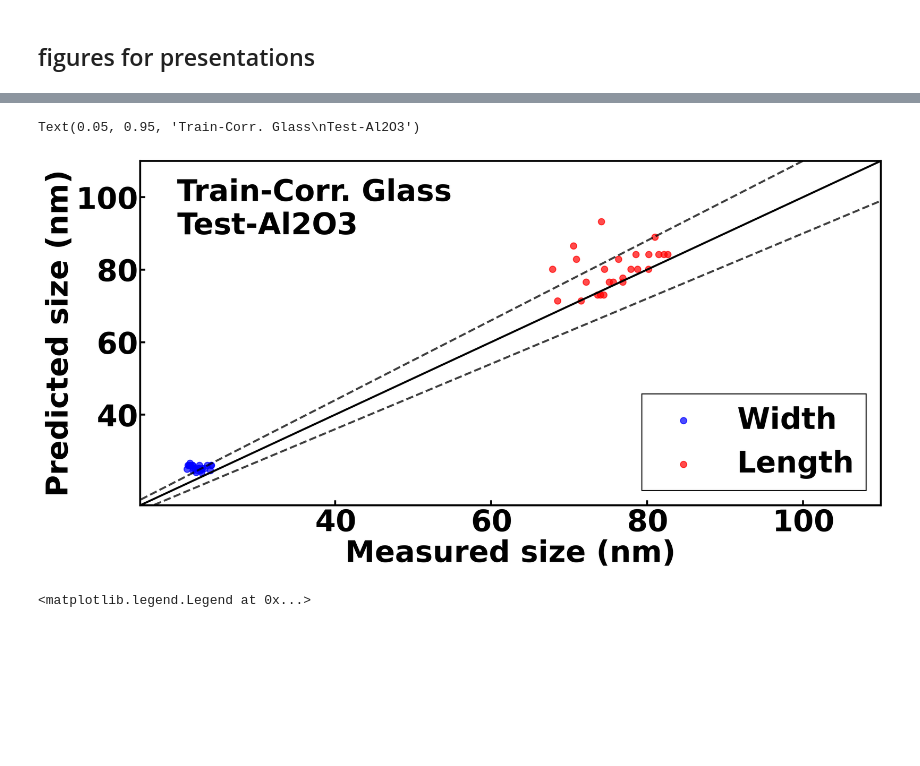
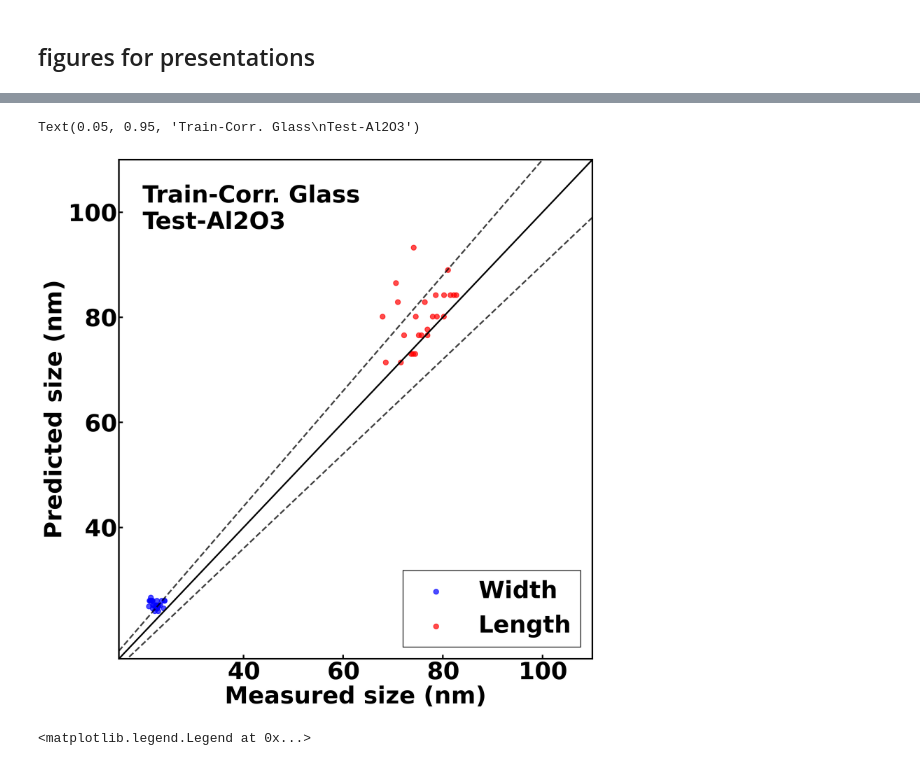
Before and after one commit to SWAN88/AuNR_DA, a Jupyter notebook: 092024_figure4.ipynb, the cells around one changed output, grey strips where cells are left out. Cells and saved outputs as stored; diff of their text form; code cells hidden in the pictures; blank space fills up the shorter version.

```diff
--- a/092024_figure4.ipynb
+++ b/092024_figure4.ipynb
@@ -301,27 +301,27 @@ Text(0.05, 0.95, 'Train-Glass\nTest-Al2O3')
 # %%
 # Second subplot
-fig, axB = plt.subplots(figsize=(12, 6), dpi=300)
+fig, axB = plt.subplots(figsize=(10, 10), dpi=300)
 axB.scatter(yw_al2o3, yw_pred2, s=40, c='b', alpha=.7, label=f'Width')
 axB.scatter(yl_al2o3, yl_pred2, s=40, c='r', alpha=.7, label=f'Length')
 axB.plot(x, x, c='k', lw=2)
 axB.plot(x, 1.1*x, c='k', linestyle='--', lw=2, alpha=0.75)
 axB.plot(x, 0.9*x, c='k', linestyle='--', lw=2, alpha=0.75)
 
 axB.set_xticks([40, 60, 80, 100])
 axB.set_yticks([40, 60, 80, 100])
 
 # axB.tick_params(labelleft=False)
 axB.tick_params(axis='both', labelsize=30, pad=3)
 axB.set_xlabel('Measured size (nm)', fontsize=30)
 axB.set_ylabel('Predicted size (nm)', fontsize=30)
 axB.set_xlim(15, 110)
 axB.set_ylim(15, 110)
 axB.legend(loc='lower right', fontsize=30)
 # axB.text(-0.08, 1, 'B', ha='left', va='top', transform=axB.transAxes, fontsize=30)
 axB.text(0.05, 0.95, 'Train-Corr. Glass\nTest-Al2O3', ha='left', va='top', transform=axB.transAxes, fontsize=30)
 # %% [output]
 Text(0.05, 0.95, 'Train-Corr. Glass\nTest-Al2O3')
-[figure, old version]
+[figure, new version]
 # %%
 fig, axC = plt.subplots(figsize=(10, 10), dpi=300)
 
```
Also changed, not shown: parts of 3 cells of this notebook, 2 other files.
